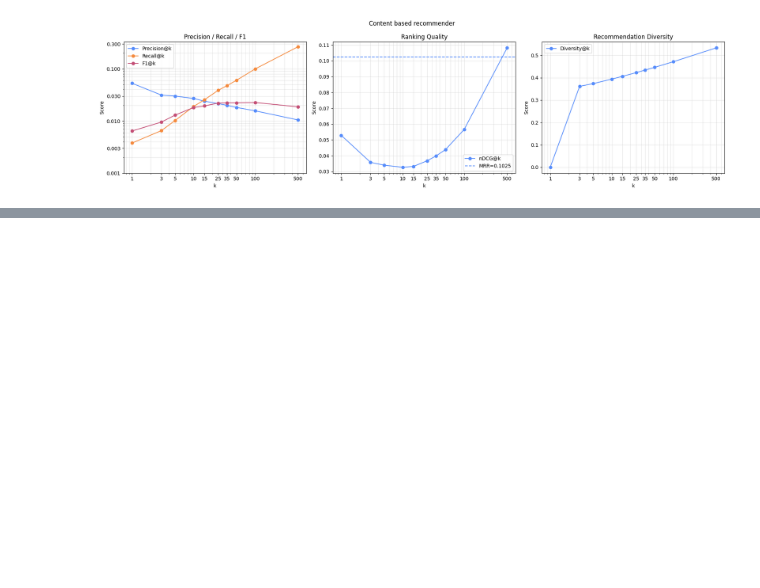
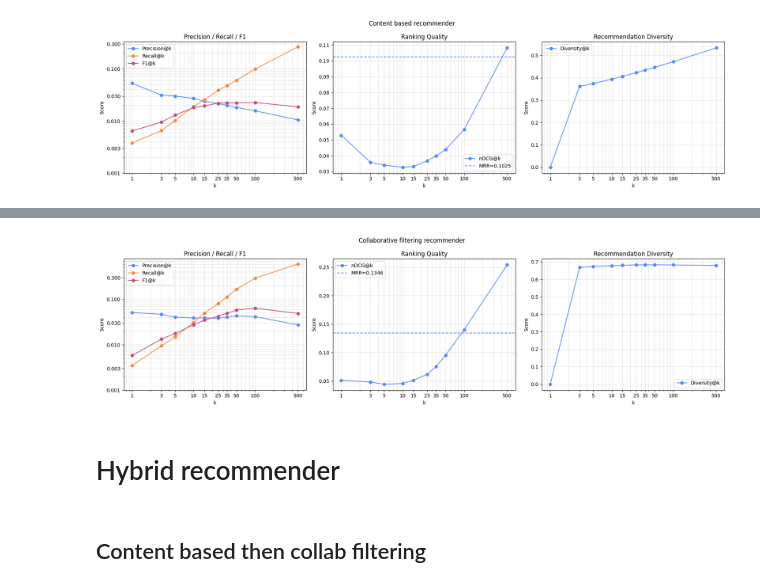
Before and after one commit to TarasHamkalo/on-web-data-mining, a Jupyter notebook: 06/notebooks/main.ipynb, the cells around one changed output, grey strips where cells are left out. Saved outputs shown, nothing was run; the diff lists cells and outputs as text; code cells hidden in the pictures; blank space fills up the shorter version.

Commit message:
refactor(06): combine both scores in hybrid approach

```diff
--- a/06/notebooks/main.ipynb
+++ b/06/notebooks/main.ipynb
@@ -285,0 +106,19 @@ len(movie_ids)
+# %%
+import src.collaborative_filtering as cf
+
+import src.evaluation as eval
+from importlib import reload
+reload(cf)
+reload(eval)
+
+cfr = cf.CollabFilteringRec()
+res = eval.evaluate(
+    recommender=cfr,
+    movies_data=movies,
+    ratings_data=ratings,
+    relevance_threshold=3.5,
+    test_size_per_user=0.3,
+    seed=42
+)
+
+res
@@ -285,0 +143,10 @@ len(movie_ids)
+# %%
+reload(eval)
+
+eval.plot_results_2(results=res, title="Collaborative filtering recommender")
+# %% [output]
+[figure, added]
+# %% [markdown]
+# Hybrid recommender
+# %% [markdown]
+## Content based then collab filtering
```
Also changed, not shown: parts of 29 cells of this notebook, 2 other files.
